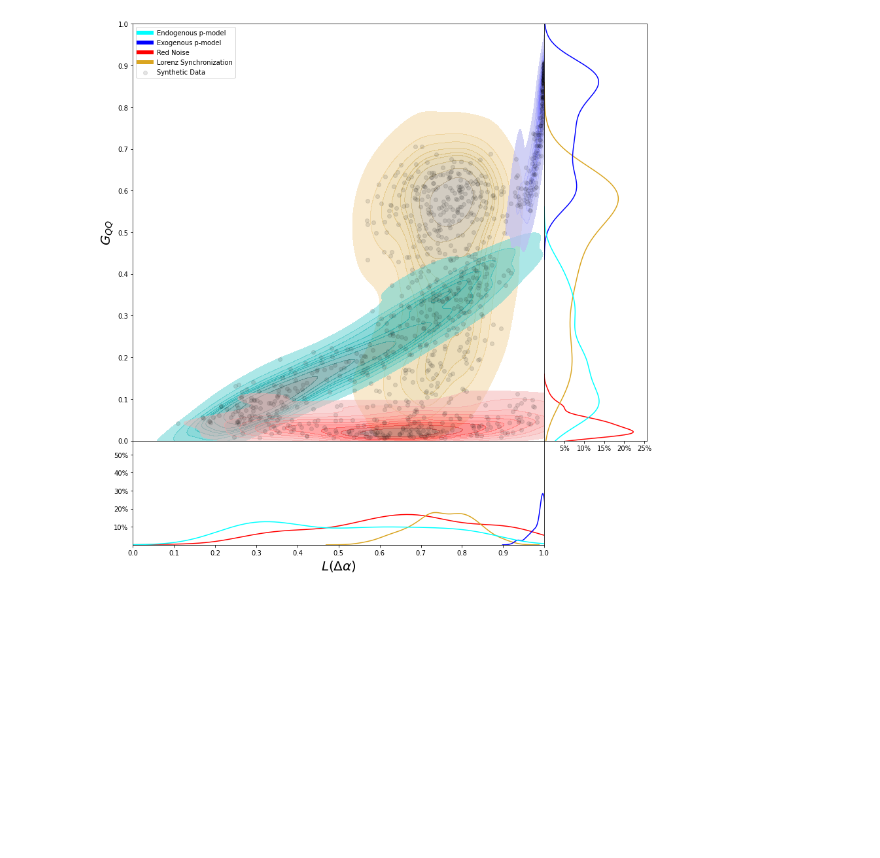
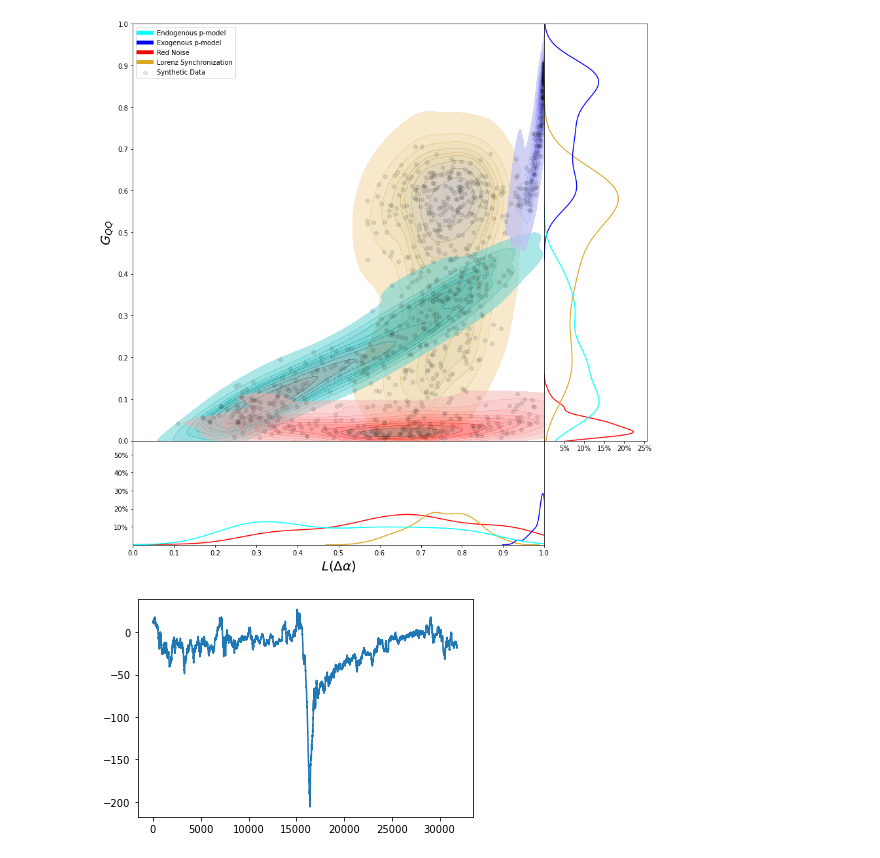
Before and after one commit to rsautter/Chi-Space, a Jupyter notebook: examples/Chi_Space.ipynb, the cells around one changed output. Drawn from its saved outputs; the diff is of its cells as text; code cells hidden in the pictures; blank space fills up the shorter version.

```diff
--- a/examples/Chi_Space.ipynb
+++ b/examples/Chi_Space.ipynb
@@ -349,0 +353,7 @@ def plot2(figsize=(12,12)):
+# %%
+symhChi = chi.chiSpace(symh[20000:])
+plt.figure()
+plt.plot(symh[20000:])
+plt.show()
+# %% [output]
+[figure, added]
```
Also changed, not shown: parts of 4 cells of this notebook, 2 other files.
